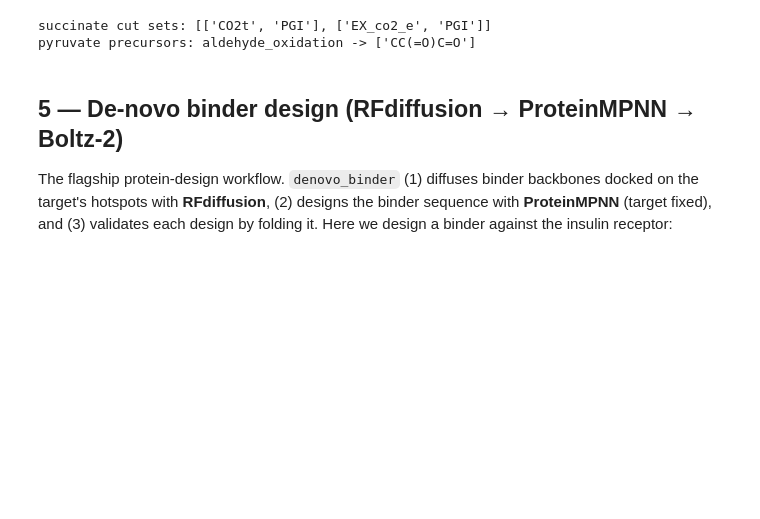
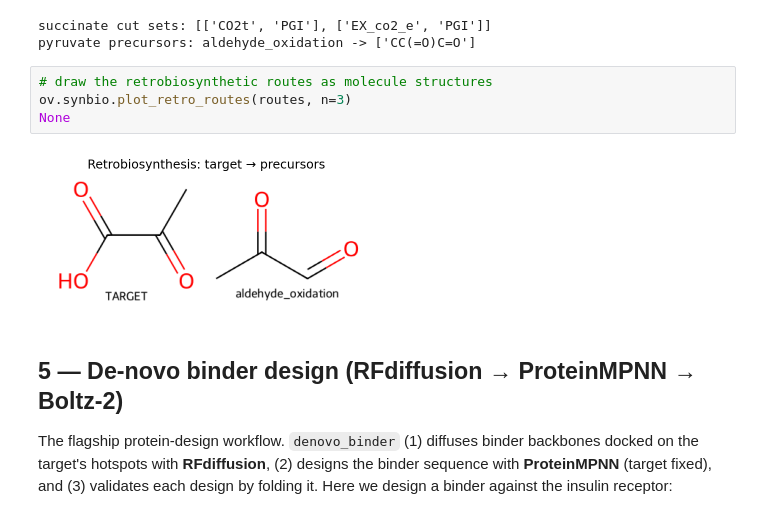
Before and after one commit to Starlitnightly/omicverse-tutorials, a Jupyter notebook: docs/Tutorials-synbio/t_synbio_04_advanced.ipynb, the cells around one changed output. Cells and saved outputs as stored; diff of their text form; blank space fills up the shorter version.

```diff
--- a/docs/Tutorials-synbio/t_synbio_04_advanced.ipynb
+++ b/docs/Tutorials-synbio/t_synbio_04_advanced.ipynb
@@ -140,6 +154,12 @@ print('pyruvate precursors:', routes[0].steps[0].rule, '->', routes[0].precursor
 # %% [output]
 succinate cut sets: [['CO2t', 'PGI'], ['EX_co2_e', 'PGI']]
 pyruvate precursors: aldehyde_oxidation -> ['CC(=O)C=O']
+# %%
+# draw the retrobiosynthetic routes as molecule structures
+ov.synbio.plot_retro_routes(routes, n=3)
+None
+# %% [output]
+[figure, added]
 # %% [markdown]
 ## 5 — De-novo binder design (RFdiffusion → ProteinMPNN → Boltz-2)
 
```
Also changed, not shown: parts of 5 cells of this notebook.
